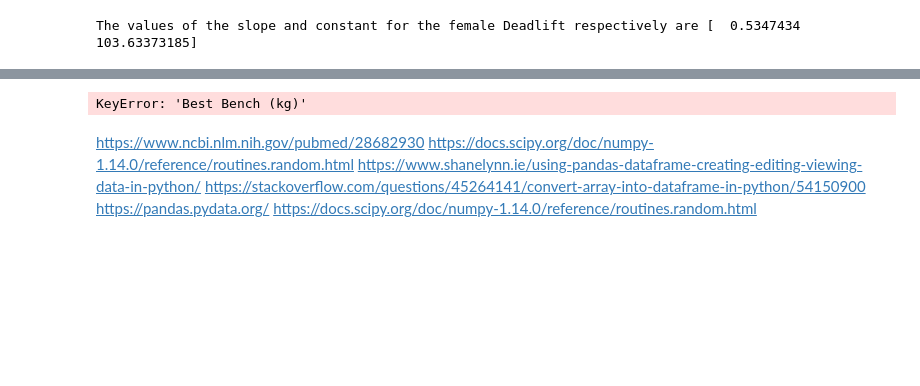
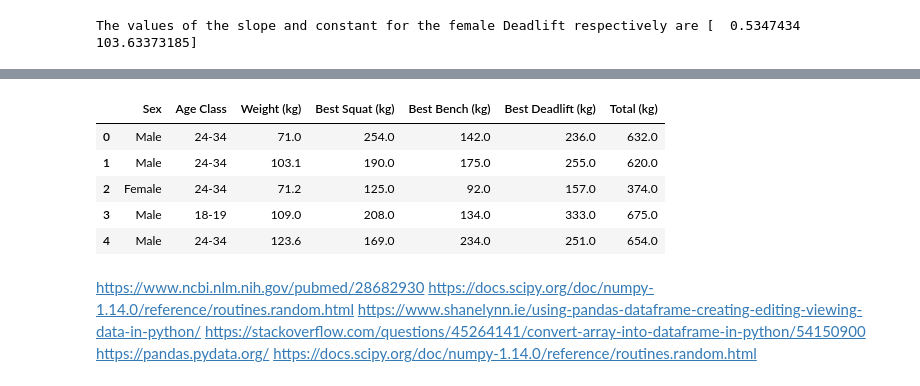
Before and after one commit to IanWafer/Programming-Project, a Jupyter notebook: Simulated Real World Phenomenon.ipynb, the cells around one changed output, grey strips where cells are left out. Saved outputs shown, nothing was run; the diff lists cells and outputs as text; code cells hidden in the pictures; blank space fills up the shorter version.

```diff
--- a/Simulated Real World Phenomenon.ipynb
+++ b/Simulated Real World Phenomenon.ipynb
@@ -493,3 +532,15 @@ print('The values of the slope and constant for the female Deadlift respectively
 The values of the slope and constant for the male bench respectively are [  1.08246863 133.62473618]
 [figure]
 The values of the slope and constant for the female Deadlift respectively are [  0.5347434  103.63373185]
+# %%
+# Need to take bodyweight into account using formulas dervied above
+
+MDe_Mu = NewDF['Weight (kg)']*1.08+134
+MDe_Sigma = 45.71
+
+FDe_Mu = NewDF['Weight (kg)']*0.53+104
+FDe_Sigma = 27.64
+
+NewDF['Best Deadlift (kg)'] = np.where(NewDF['Sex'] == 'Male', np.random.normal(MDe_Mu, MDe_Sigma, 1001).round(), np.random.normal(FDe_Mu, FDe_Sigma, 1001).round())
+
+NewDF.head()
@@ -496,9 +554,16 @@ The values of the slope and constant for the female Deadlift respectively are [
 # %%
 # Final Column
 
 NewDF['Total (kg)']=NewDF['Best Squat (kg)']+NewDF['Best Bench (kg)']+NewDF['Best Deadlift (kg)']
+
+NewDF.head()
 # %% [output]
-KeyError: 'Best Bench (kg)'
+|  | Sex | Age Class | Weight (kg) | Best Squat (kg) | Best Bench (kg) | Best Deadlift (kg) | Total (kg) |
+| 0 | Male | 24-34 | 71.0 | 254.0 | 142.0 | 236.0 | 632.0 |
+| 1 | Male | 24-34 | 103.1 | 190.0 | 175.0 | 255.0 | 620.0 |
+| 2 | Female | 24-34 | 71.2 | 125.0 | 92.0 | 157.0 | 374.0 |
+| 3 | Male | 18-19 | 109.0 | 208.0 | 134.0 | 333.0 | 675.0 |
+| 4 | Male | 24-34 | 123.6 | 169.0 | 234.0 | 251.0 | 654.0 |
 # %% [markdown]
 https://www.ncbi.nlm.nih.gov/pubmed/28682930
 https://docs.scipy.org/doc/numpy-1.14.0/reference/routines.random.html
```
Also changed, not shown: parts of 11 cells of this notebook.
